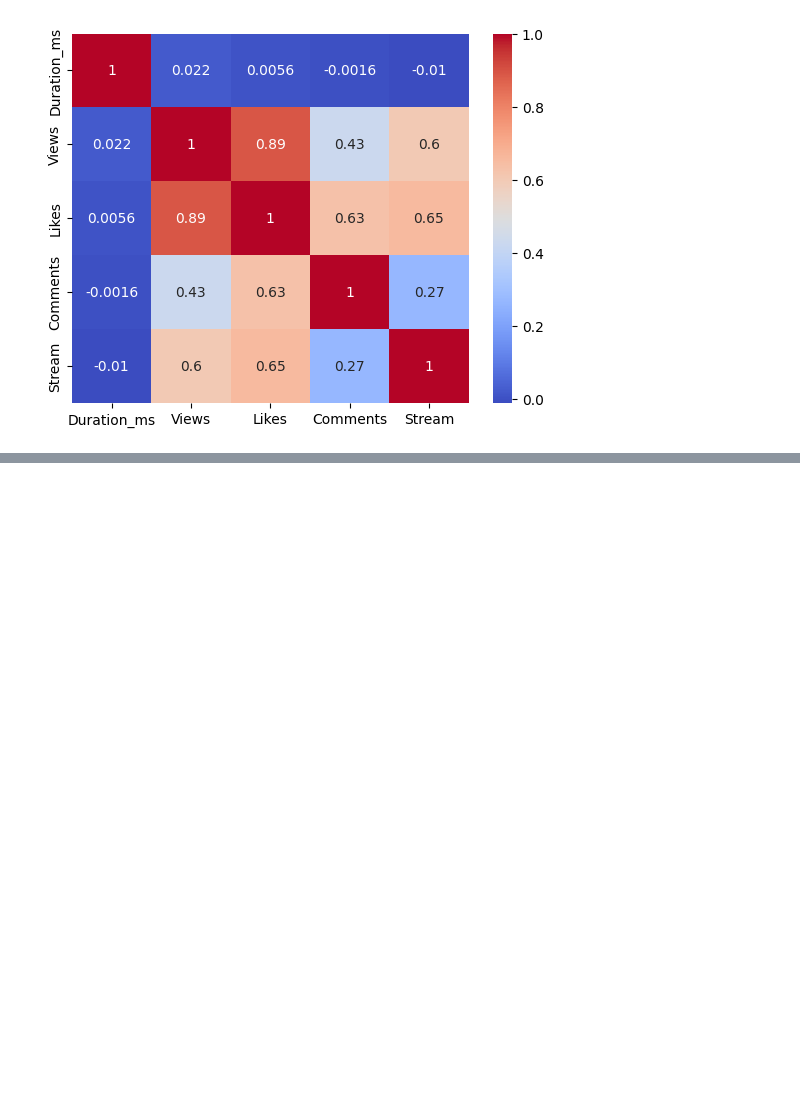
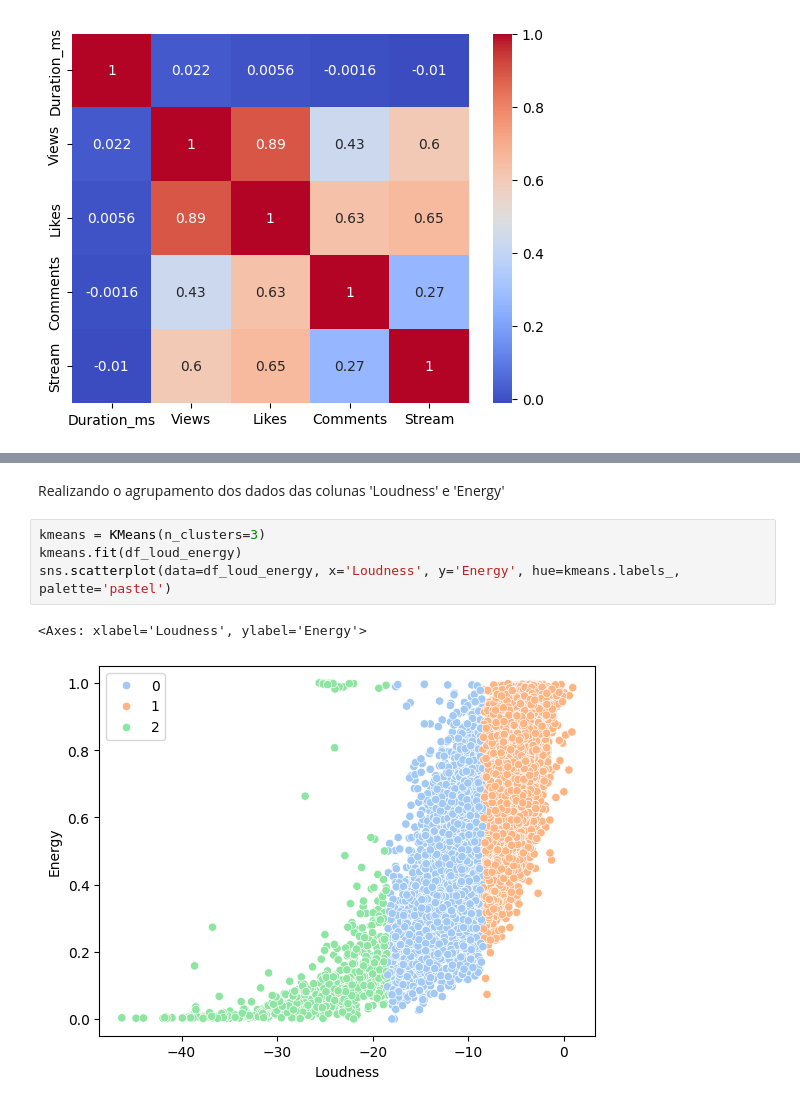
Before and after one commit to sylrod569/Projeto-ICD---An-lise-de-Dados-do-Spotify-Youtube, a Jupyter notebook: Projeto_ICD.ipynb, the cells around one changed output, grey strips where cells are left out. Cells and saved outputs as stored; diff of their text form; blank space fills up the shorter version.

```diff
--- a/tratamento_de_dados.ipynb
+++ b/Projeto_ICD.ipynb
@@ -360,0 +385,9 @@ plt.show()
+# %% [markdown]
+Realizando o agrupamento dos dados das colunas 'Loudness' e 'Energy'
+# %%
+kmeans = KMeans(n_clusters=3)
+kmeans.fit(df_loud_energy)
+sns.scatterplot(data=df_loud_energy, x='Loudness', y='Energy', hue=kmeans.labels_, palette='pastel')
+# %% [output]
+<Axes: xlabel='Loudness', ylabel='Energy'>
+[figure, added]
```
Also changed, not shown: parts of 15 cells of this notebook.
